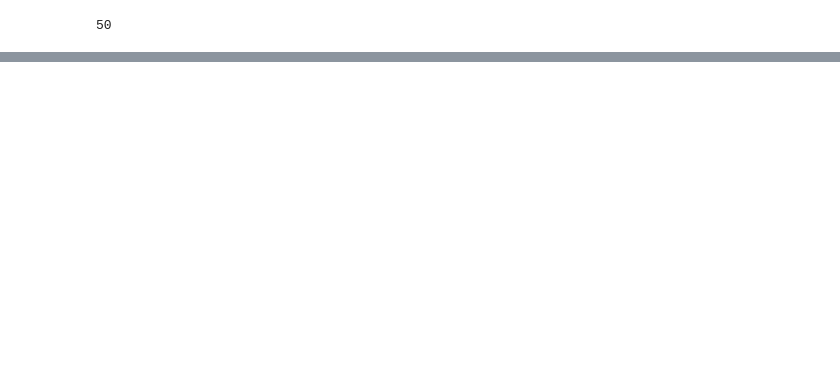
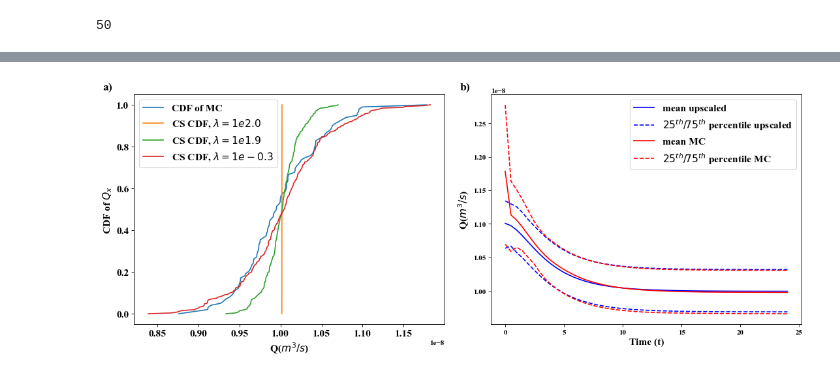
Before and after one commit to dbelivanis/Information-Theory-2, a Jupyter notebook: Multi_k/plot_results.ipynb, the cells around one changed output, grey strips where cells are left out. Cells and saved outputs as stored; diff of their text form; code cells hidden in the pictures; blank space fills up the shorter version.

```diff
--- a/Multi_k/plot_results.ipynb
+++ b/Multi_k/plot_results.ipynb
@@ -36,6 +39,10 @@ lam = np.loadtxt(f"{result_loc}{run_name}lambda.txt")
 
 k = np.loadtxt(f"{result_loc}{run_name}k.txt")
 k = k.reshape([N_epoch,-1])
+
+
+t = np.linspace(0,T_h/3600,N_steps)
+t_fine = np.linspace(0,T_h/3600,N_steps_orig)
 # %%
 N_steps = q_x.shape[1]
 # %%
@@ -207,0 +161,74 @@ plt.legend(loc=1, fontsize= 14)
+# %%
+epoch_1 = 22
+epoch_2 = 25
+epoch_3 = 68
+
+time_step = 30
+
+
+
+my_dpi = 80
+fig, axs = plt.subplots(1, 2, figsize=(1100/my_dpi, 400/my_dpi), dpi=my_dpi)
+fig.subplots_adjust(left=0.02, bottom=0.06, right=0.95, top=0.94, wspace=0.15)
+
+ax1 = plt.subplot(121)
+ax1.text(-0.1, 1.02, 'a)', transform=ax1.transAxes,size=16)
+
+ii = N_steps_orig//(N_steps-1) * (time_step) -1
+
+Q_MC = y_t[:,ii]
+
+index_MC = np.argsort(Q_MC)
+plt.plot(Q_MC[index_MC],np.linspace(0,1,100),label=rf'CDF of MC')
+
+
+q_plot = q_x[epoch_1,time_step,:]
+index_plot = np.argsort(q_plot)
+plt.plot(q_plot[index_plot],np.linspace(0,1,N_k),label=rf'CS CDF, $\lambda = 1e{np.round(-lam[epoch_1],1)}$')
+
+q_plot = q_x[epoch_2,time_step,:]
+index_plot = np.argsort(q_plot)
+plt.plot(q_plot[index_plot],np.linspace(0,1,N_k),label=rf'CS CDF, $\lambda = 1e{np.round(-lam[epoch_2],1)}$')
+
+q_plot = q_x[epoch_3,time_step,:]
+index_plot = np.argsort(q_plot)
+plt.plot(q_plot[index_plot],np.linspace(0,1,N_k),label=rf'CS CDF, $\lambda = 1e{np.round(-lam[epoch_3],1)}$')
+
+
+plt.xlabel(r'Q($m^3/s$)', fontsize= 14)
+plt.ylabel(r'CDF of $Q_x$', fontsize= 14)
+
+
+
+
+plt.tick_params(axis='both', which='major', labelsize=14)
+plt.ticklabel_format(axis="x", style="sci", scilimits=(0,0))
+plt.legend(loc=2, fontsize= 14)
+
+
+
+
+
+ax2 = plt.subplot(122)
+ax2.text(-0.1, 1.02, 'b)', transform=ax2.transAxes,size=16)
+
+
+plt.plot(t,q_x[50,:,:].mean(axis=1),'b',label=r'mean upscaled')
+plt.plot(t,pd.DataFrame(q_x[50,:,:]).quantile([0.25],axis=1).iloc[0].values,'b--',label=r'$25^{th} / 75^{th}$ percentile upscaled')
+plt.plot(t,pd.DataFrame(q_x[50,:,:]).quantile([0.75],axis=1).iloc[0].values,'b--')
+
+plt.plot(t,y_t.mean(axis=0)[1::32],'r',label=r'mean MC')
+plt.plot(t,pd.DataFrame(y_t).quantile([0.25],axis=0).iloc[0].values[1::32],'r--',label=r'$25^{th} / 75^{th}$ percentile MC')
+plt.plot(t,pd.DataFrame(y_t).quantile([0.75],axis=0).iloc[0].values[1::32],'r--')
+
+plt.ylabel(r'Q($m^3/s$)', fontsize= 14)
+plt.xlabel(r'Time (t)', fontsize= 14)
+
+plt.legend(loc=1, fontsize= 14)
+
+plt.savefig('const_k.pdf', bbox_inches='tight',dpi=my_dpi)
+plt.savefig('const_k.png', bbox_inches='tight',dpi=my_dpi)
+
+plt.show()
+# %% [output]
+[figure, added]
```
Also changed, not shown: parts of 18 cells of this notebook, 3 other files.
